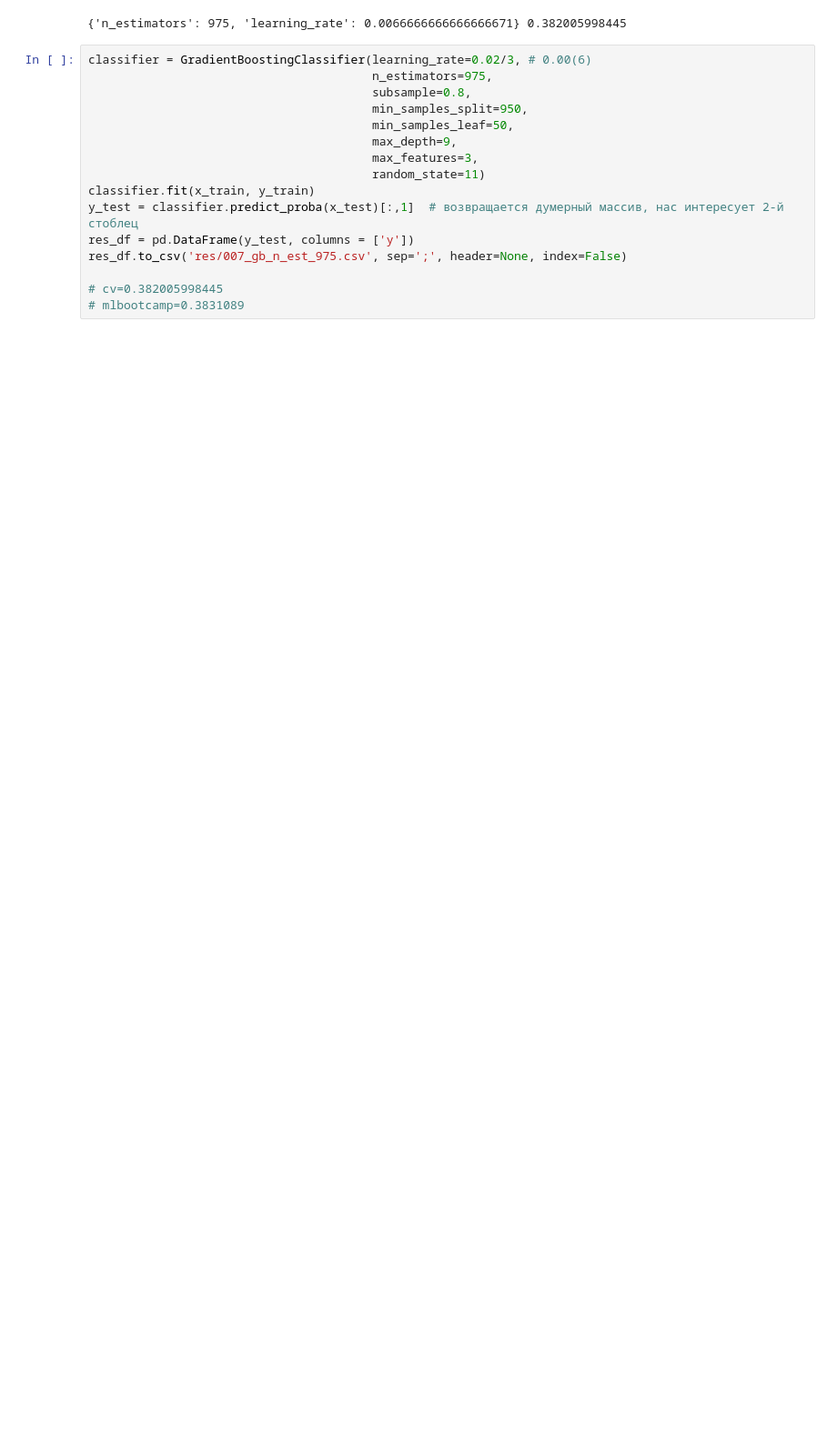
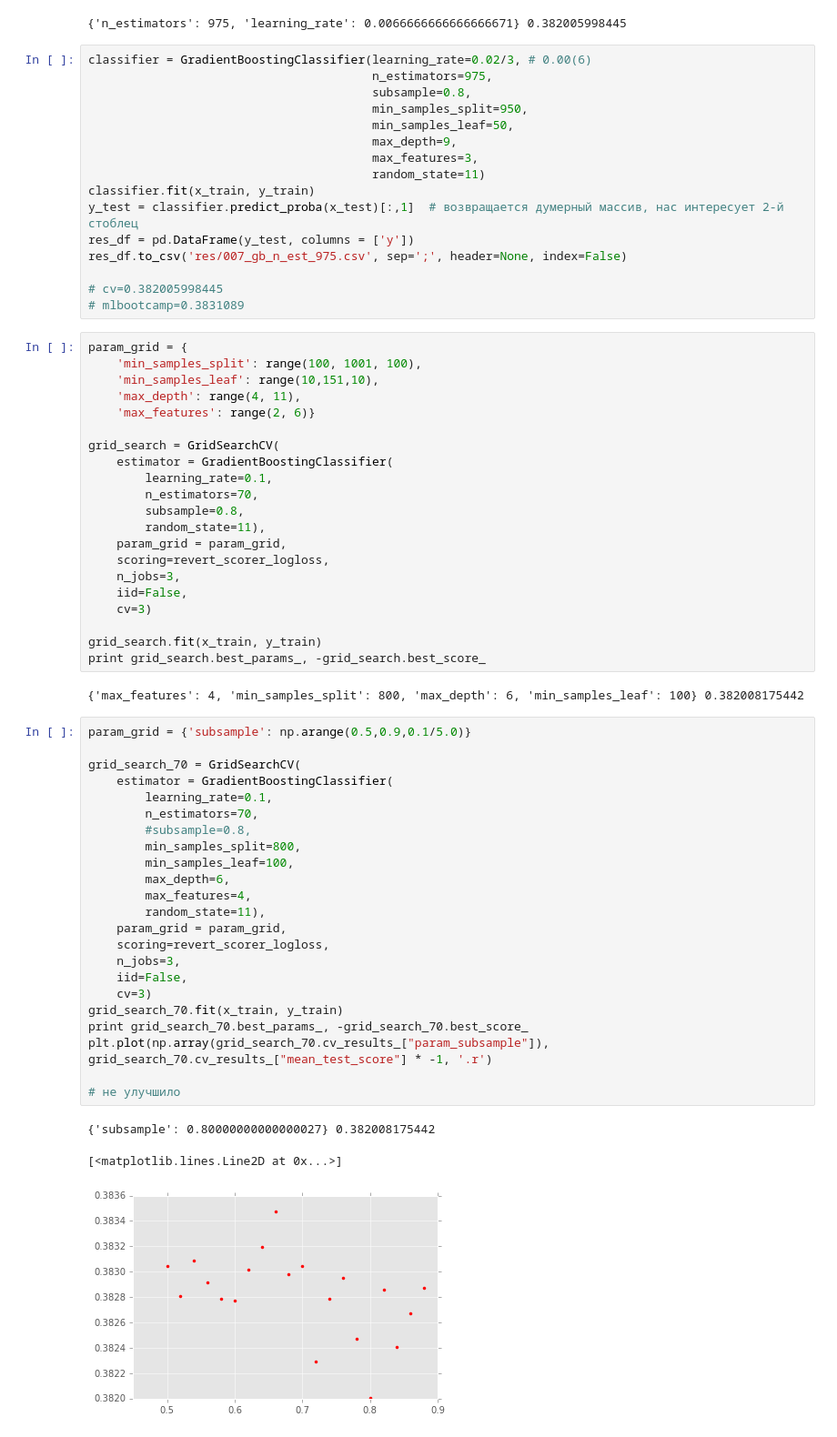
Before and after one commit to kurtov/onlinegames, a Jupyter notebook: 007. GradientBoostingClassifier.ipynb, the cells around one changed output. Shown at 91% size. Cells and saved outputs as stored; diff of their text form; blank space fills up the shorter version.

Commit message:
gb big grid

```diff
--- a/007. GradientBoostingClassifier.ipynb
+++ b/007. GradientBoostingClassifier.ipynb
@@ -589,3 +589,53 @@ res_df.to_csv('res/007_gb_n_est_975.csv', sep=';', header=None, index=False)
 
 # cv=0.382005998445
 # mlbootcamp=0.3831089
+# %%
+param_grid = {
+    'min_samples_split': range(100, 1001, 100),
+    'min_samples_leaf': range(10,151,10),
+    'max_depth': range(4, 11),
+    'max_features': range(2, 6)}
+
+grid_search = GridSearchCV(
+    estimator = GradientBoostingClassifier(
+        learning_rate=0.1,
+        n_estimators=70,
+        subsample=0.8,
+        random_state=11),
+    param_grid = param_grid,
+    scoring=revert_scorer_logloss,
+    n_jobs=3,
+    iid=False,
+    cv=3)
+
+grid_search.fit(x_train, y_train)
+print grid_search.best_params_, -grid_search.best_score_
+# %% [output]
+{'max_features': 4, 'min_samples_split': 800, 'max_depth': 6, 'min_samples_leaf': 100} 0.382008175442
+# %%
+param_grid = {'subsample': np.arange(0.5,0.9,0.1/5.0)}
+
+grid_search_70 = GridSearchCV(
+    estimator = GradientBoostingClassifier(
+        learning_rate=0.1,
+        n_estimators=70,
+        #subsample=0.8,
+        min_samples_split=800,
+        min_samples_leaf=100,
+        max_depth=6,
+        max_features=4,
+        random_state=11),
+    param_grid = param_grid,
+    scoring=revert_scorer_logloss,
+    n_jobs=3,
+    iid=False,
+    cv=3)
+grid_search_70.fit(x_train, y_train)
+print grid_search_70.best_params_, -grid_search_70.best_score_
+plt.plot(np.array(grid_search_70.cv_results_["param_subsample"]), grid_search_70.cv_results_["mean_test_score"] * -1, '.r')
+
+# не улучшило
+# %% [output]
+{'subsample': 0.80000000000000027} 0.382008175442
+[<matplotlib.lines.Line2D at 0x...>]
+[figure, added]
```
Also changed, not shown: parts of 9 cells of this notebook.
